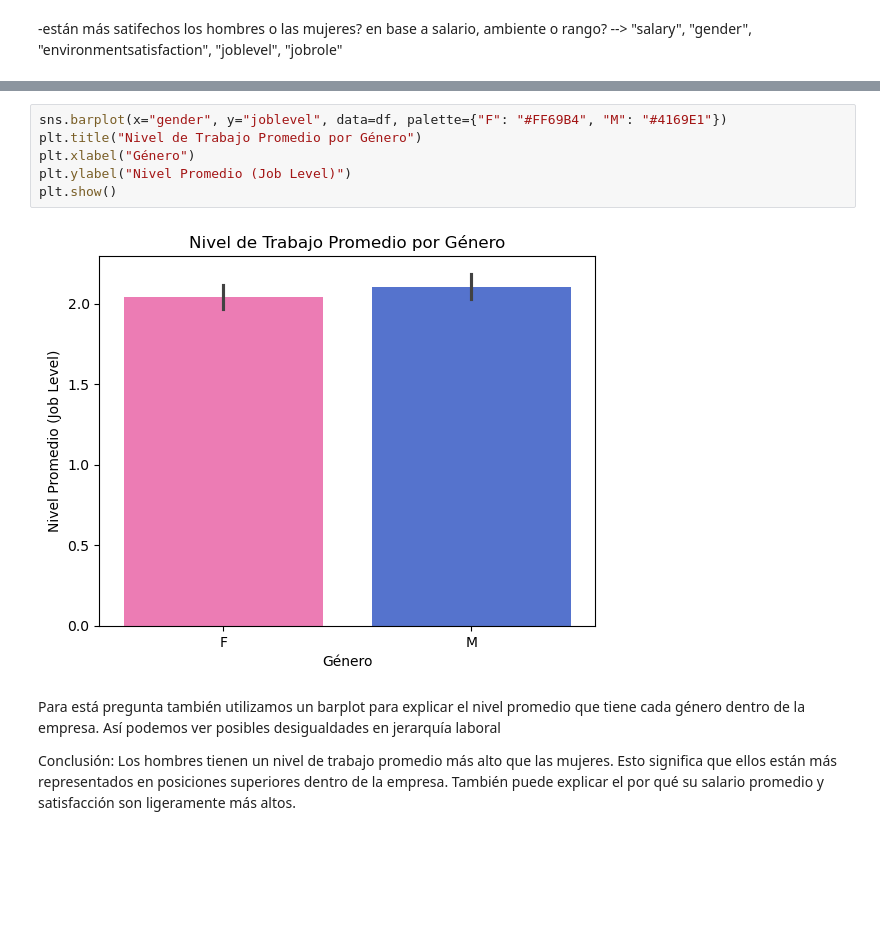
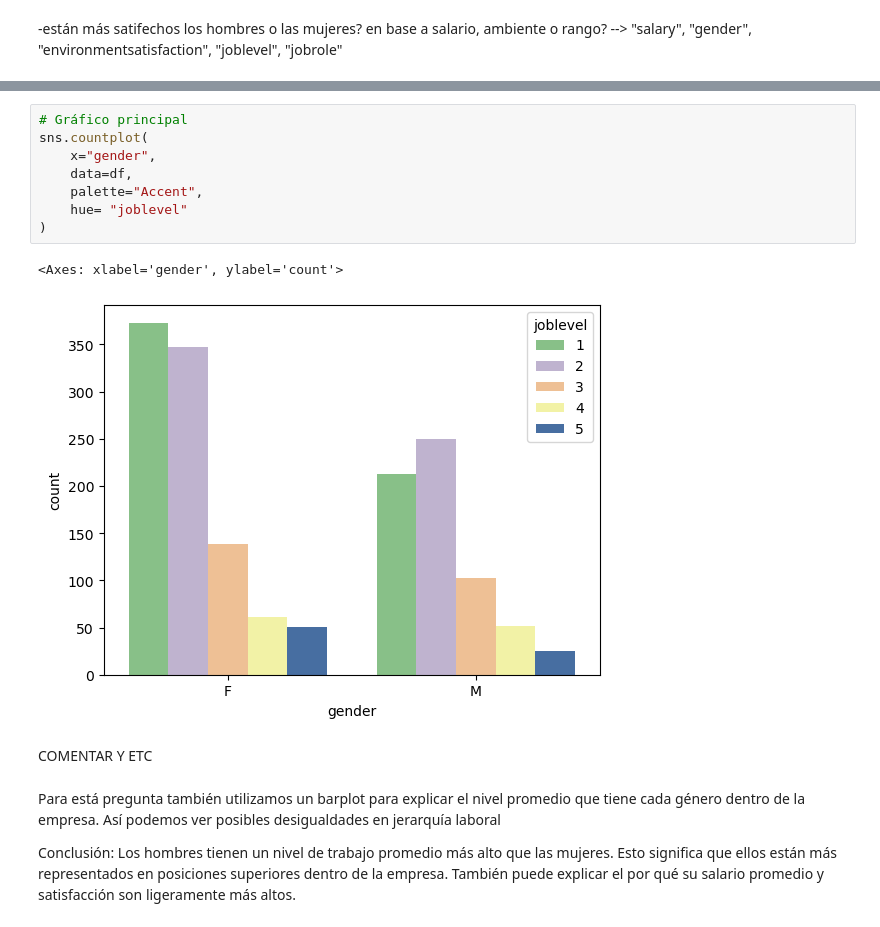
Before and after one commit to NuriaSalasVazquez/project-da-promo-49-modulo-3-team-4, a Jupyter notebook: EDA.ipynb, the cells around one changed output, grey strips where cells are left out. Drawn from its saved outputs; the diff is of its cells as text; blank space fills up the shorter version.

```diff
--- a/EDA.ipynb
+++ b/EDA.ipynb
@@ -898,14 +964,19 @@ Esto creo que sugiere que ellos perciben el entorno laboral como más favorable.
 Quizá puede estar relacionado con diferencias en roles, condiciones de trabajo, liderazgo, o incluso con el número de mujeres en determinados entornos laborales.
 
 No sé chicas, hoy no estoy inspirá
-# %%
-sns.barplot(x="gender", y="joblevel", data=df, palette={"F": "#FF69B4", "M": "#4169E1"})
-plt.title("Nivel de Trabajo Promedio por Género")
-plt.xlabel("Género")
-plt.ylabel("Nivel Promedio (Job Level)")
-plt.show()
-# %% [output]
-[figure, removed]
+# %%
+# Gráfico principal
+sns.countplot(
+    x="gender",
+    data=df,
+    palette="Accent",
+    hue= "joblevel"
+)
+# %% [output]
+<Axes: xlabel='gender', ylabel='count'>
+[figure, added]
+# %% [markdown]
+COMENTAR Y ETC
 # %% [markdown]
 Para está pregunta también utilizamos un barplot para explicar el nivel promedio que tiene cada género dentro de la empresa.
 Así podemos ver posibles desigualdades en jerarquía laboral
```
Also changed, not shown: parts of 26 cells of this notebook.
